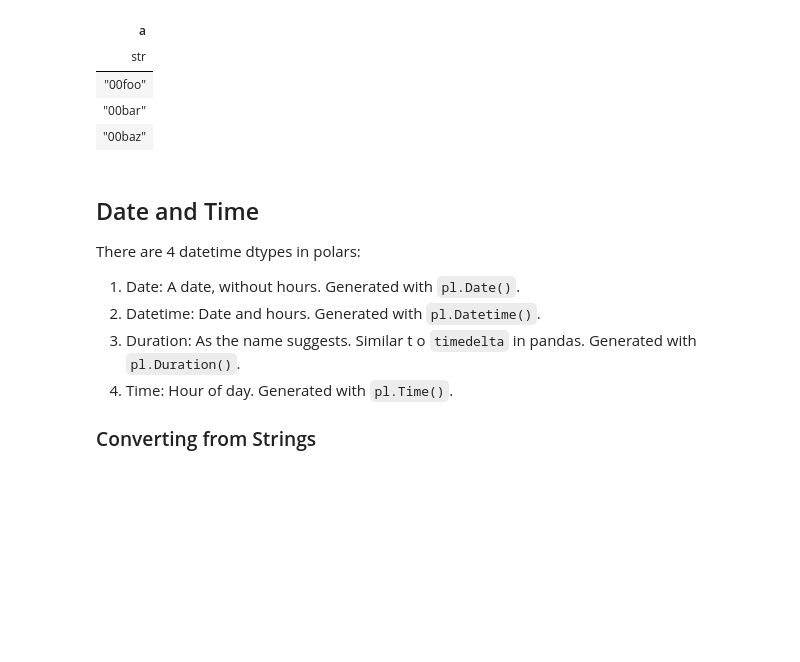
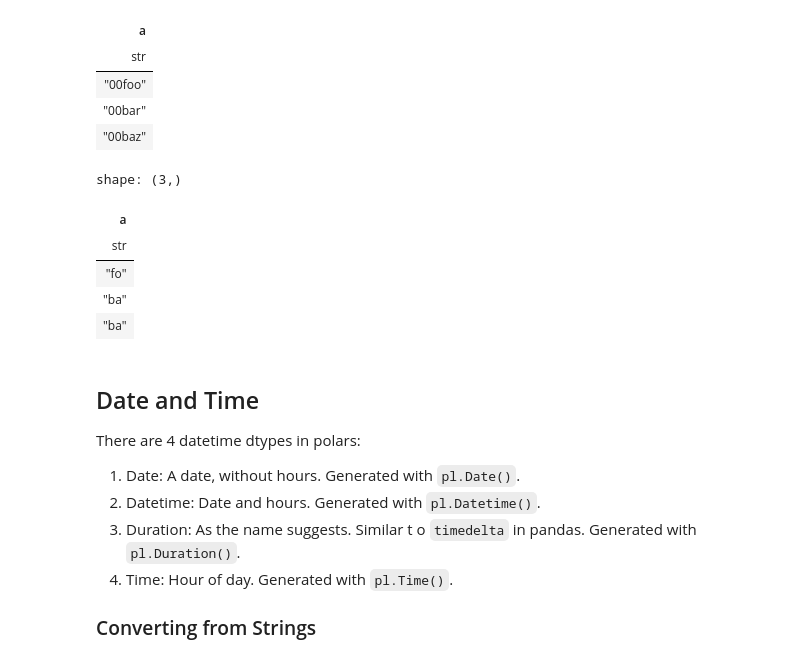
Before and after one commit to johnros/polars_demo, a Jupyter notebook: polars_to_preview.ipynb, the cells around one changed output. Saved outputs shown, nothing was run; the diff lists cells and outputs as text; code cells hidden in the pictures; blank space fills up the shorter version.

```diff
--- a/polars_to_preview.ipynb
+++ b/polars_to_preview.ipynb
@@ -1535,6 +1613,15 @@ shape: (3,)
 | "00foo" |
 | "00bar" |
 | "00baz" |
+# %%
+st.str.slice(offset=0, length=2)
+# %% [output]
+shape: (3,)
+| a |
+| str |
+| "fo" |
+| "ba" |
+| "ba" |
 # %% [markdown]
 ## Date and Time
 
```
Also changed, not shown: parts of 38 cells of this notebook, 1 other file.
